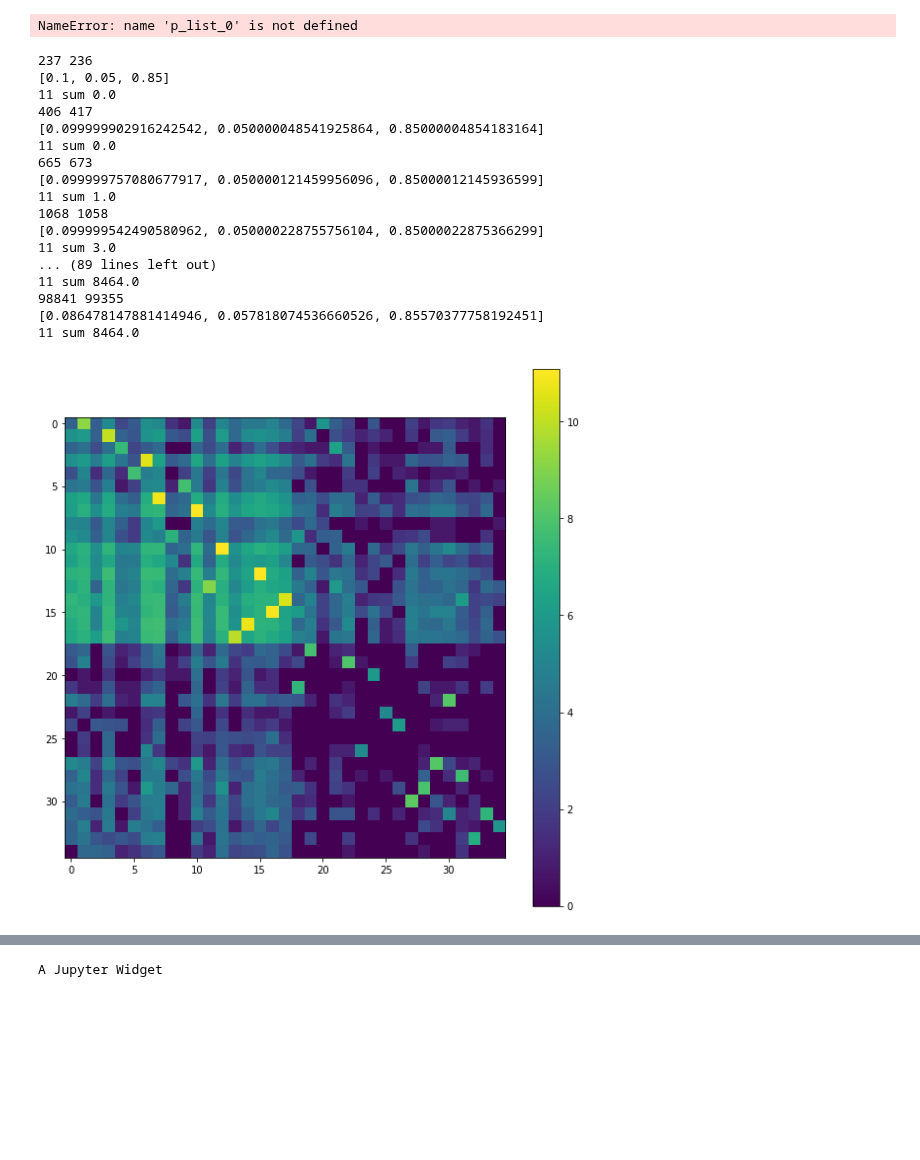
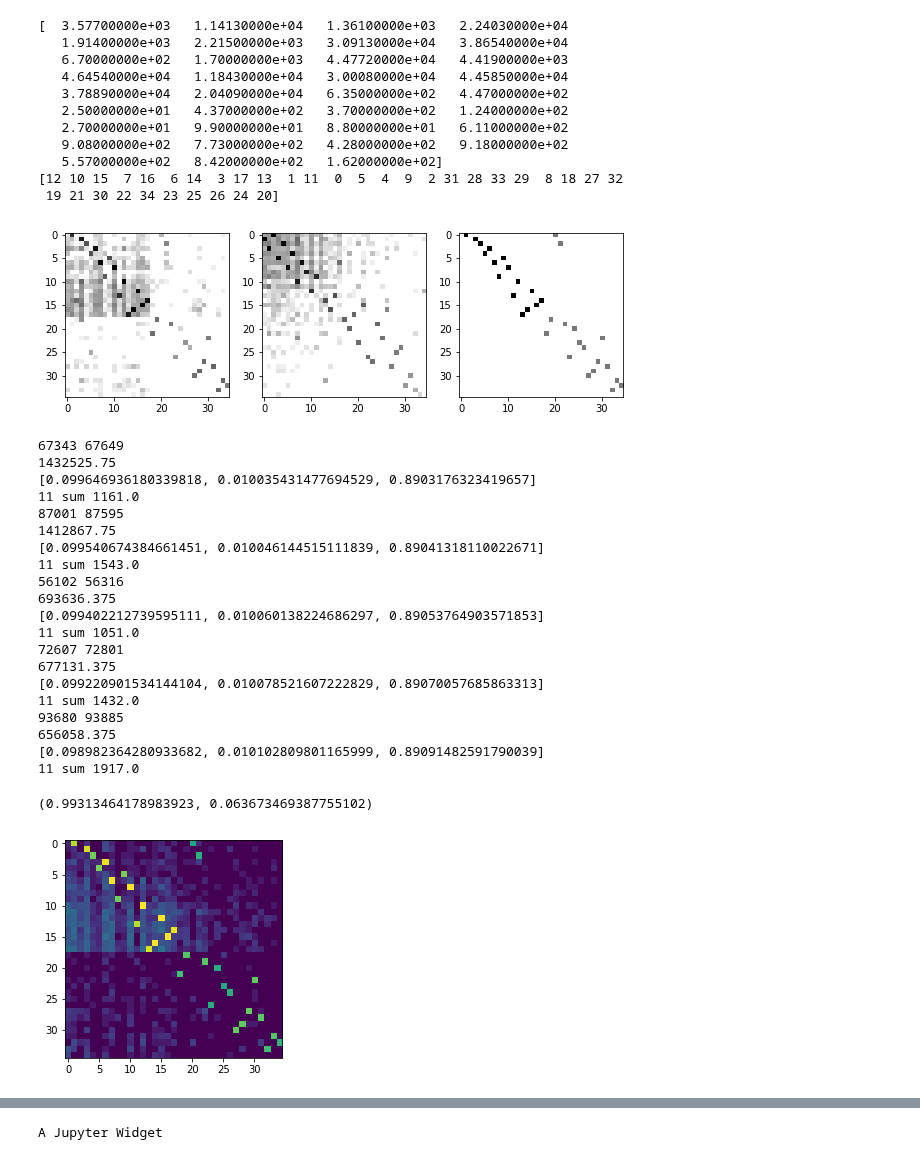
Before and after one commit to rykachevskiy/CRISPR, a Jupyter notebook: Probabilistic_model/PM, new annealing.ipynb, the cells around one changed output, grey strips where cells are left out. Cells and saved outputs as stored; diff of their text form; code cells hidden in the pictures; blank space fills up the shorter version.

```diff
--- a/Probabilistic_model/PM, new annealing.ipynb
+++ b/Probabilistic_model/PM, new annealing.ipynb
@@ -193,8 +238,22 @@ p_list_0 = [[2, 21, 18, 19, 22, 30, 27, 29, 28, 31, 33, 32, 34] for i in range(1
 # %%
 p_list_no0 = [[x+1 for x in y] for y in p_list_0]
 # %%
-pcr = PCR(p_list_0, len(p_list_0) * 100000, p = [0.1, 0.05, 0.85])
+#pcr = PCR(p_list_0, len(p_list_0) * 10000, p = [0.9, 0.0999999999, 0.0000000001])
+pcr = PCR(p_list_0, len(p_list_0) * 1000000, p = [0.1, 0.01, 0.89])
-# %% [output]
-NameError: name 'p_list_0' is not defined
+# %%
+ca.plot_grs(gr,rearange(gr), gr0, log =1)
+# %% [output]
+[  3.57700000e+03   1.14130000e+04   1.36100000e+03   2.24030000e+04
+   1.91400000e+03   2.21500000e+03   3.09130000e+04   3.86540000e+04
+   6.70000000e+02   1.70000000e+03   4.47720000e+04   4.41900000e+03
+   4.64540000e+04   1.18430000e+04   3.00080000e+04   4.45850000e+04
+   3.78890000e+04   2.04090000e+04   6.35000000e+02   4.47000000e+02
+   2.50000000e+01   4.37000000e+02   3.70000000e+02   1.24000000e+02
+   2.70000000e+01   9.90000000e+01   8.80000000e+01   6.11000000e+02
+   9.08000000e+02   7.73000000e+02   4.28000000e+02   9.18000000e+02
+   5.57000000e+02   8.42000000e+02   1.62000000e+02]
+[12 10 15  7 16  6 14  3 17 13  1 11  0  5  4  9  2 31 28 33 29  8 18 27 32
+ 19 21 30 22 34 23 25 26 24 20]
+[figure, added]
 # %%
 gr0 = pcr.to_graph()
@@ -201,30 +262,35 @@ gr0 = pcr.to_graph()
 # %%
-for i in range(35):
+for i in range(5):
     pcr.anneal()
-    print(pcr.f_population.shape[0], pcr.b_population.shape[0])
-    print(pcr.p)
-    print('11 sum', pcr.to_graph()[11].sum())
+    size.append(pcr.f_population.shape[0])
+#     print(pcr.f_population.shape[0], pcr.b_population.shape[0])
+#     print(pcr.n_f_primes)
+#     print(pcr.p)
+#     print('11 sum', pcr.to_graph()[11].sum())
 # %% [output]
-237 236
-[0.1, 0.05, 0.85]
-11 sum 0.0
-406 417
-[0.099999902916242542, 0.050000048541925864, 0.85000004854183164]
-11 sum 0.0
-665 673
-[0.099999757080677917, 0.050000121459956096, 0.85000012145936599]
-11 sum 1.0
-1068 1058
-[0.099999542490580962, 0.050000228755756104, 0.85000022875366299]
-11 sum 3.0
-... (89 lines left out)
-11 sum 8464.0
-98841 99355
-[0.086478147881414946, 0.057818074536660526, 0.85570377758192451]
-11 sum 8464.0
+67343 67649
+1432525.75
+[0.099646936180339818, 0.010035431477694529, 0.8903176323419657]
+11 sum 1161.0
+87001 87595
+1412867.75
+[0.099540674384661451, 0.010046144515111839, 0.89041318110022671]
+11 sum 1543.0
+56102 56316
+693636.375
+[0.099402212739595111, 0.010060138224686297, 0.89053764903571853]
+11 sum 1051.0
+72607 72801
+677131.375
+[0.099220901534144104, 0.010078521607222829, 0.89070057685863313]
+11 sum 1432.0
+93680 93885
+656058.375
+[0.098982364280933682, 0.010102809801165999, 0.89091482591790039]
+11 sum 1917.0
 # %%
 gr = pcr.to_graph()
-# %%
-pu.plot_gr(gr, log = 1)
-# %% [output]
-[figure, removed]
+# %%
+calc_noise_ratio(gr0, gr)
+# %% [output]
+(0.99313464178983923, 0.063673469387755102)
@@ -230,0 +307,5 @@ pu.plot_gr(gr, log = 1)
+# %%
+plt.imshow(np.log(gr + 1))
+plt.show()
+# %% [output]
+[figure, added]
```
Also changed, not shown: parts of 51 cells of this notebook, 3 other files.
